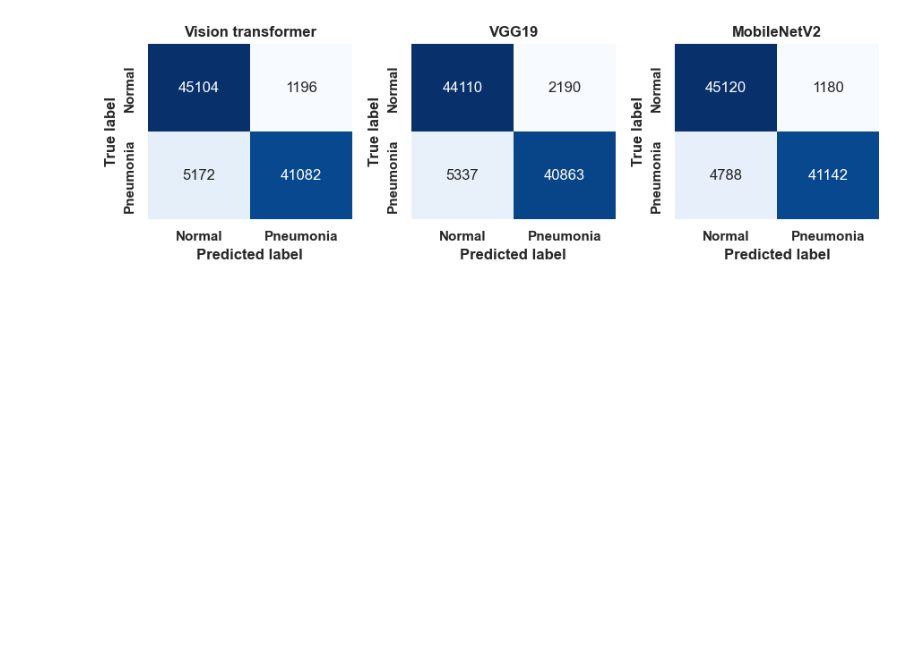
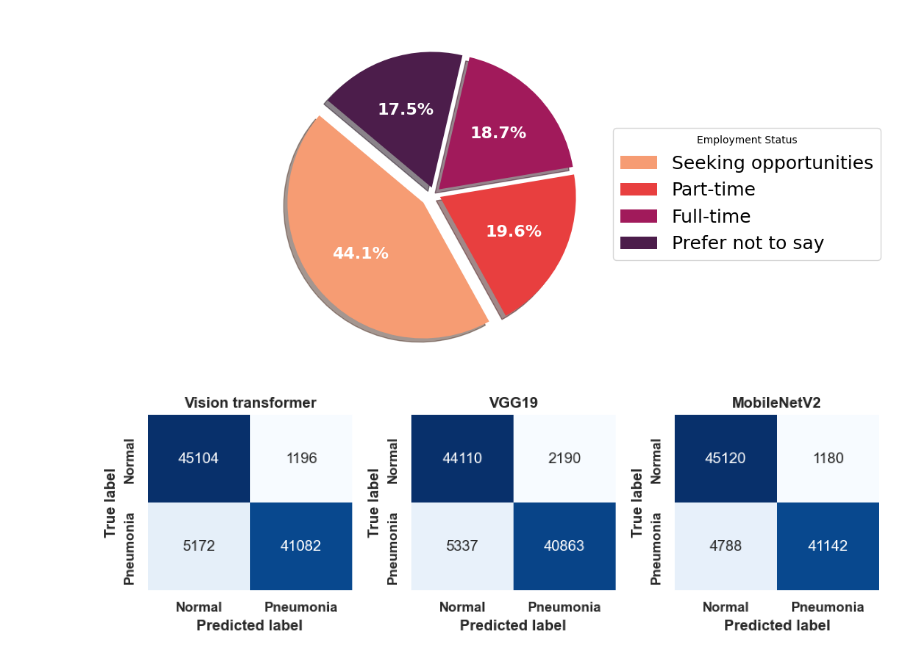
Before and after one commit to Iftekhar-mobin/depression_suicide_project, a Jupyter notebook: visualizer/chart_making.ipynb, the cells around one changed output. Saved outputs shown, nothing was run; the diff lists cells and outputs as text; code cells hidden in the pictures; blank space fills up the shorter version.

```diff
--- a/visualizer/chart_making.ipynb
+++ b/visualizer/chart_making.ipynb
@@ -1,3 +141,40 @@
+# %%
+import matplotlib.pyplot as plt
+import seaborn as sns
+
+# Data for the chart
+labels = ["Seeking opportunities", "Part-time", "Full-time", "Prefer not to say"]
+sizes = [44.1, 19.6, 18.7, 17.5]
+colors = sns.color_palette("rocket_r", len(sizes))  # Using "rocket_r" color palette
+explode = (0.1, 0.05, 0.05, 0.05)  # Explode each section slightly
+
+# Create the pie chart
+plt.figure(figsize=(8, 6))
+wedges, texts, autotexts = plt.pie(
+    sizes,
+    labels=labels,
+    autopct='%1.1f%%',
+    startangle=140,
+    colors=colors,
+    explode=explode,
+    shadow=True,
+    textprops={'fontsize': 16, 'weight': 'bold', 'color': 'white'}
+)
+
+# Add a legend with a larger font size
+plt.legend(
+    wedges,
+    labels,
+    title="Employment Status",
+    loc="center left",
+    bbox_to_anchor=(1, 0, 0.5, 1),
+    fontsize=18
+)
+
+# Display the pie chart
+plt.show()
+# %% [output]
+[figure, added]
 # %%
 import matplotlib.pyplot as plt
 import numpy as np
```
Also changed, not shown: parts of 3 cells of this notebook.
